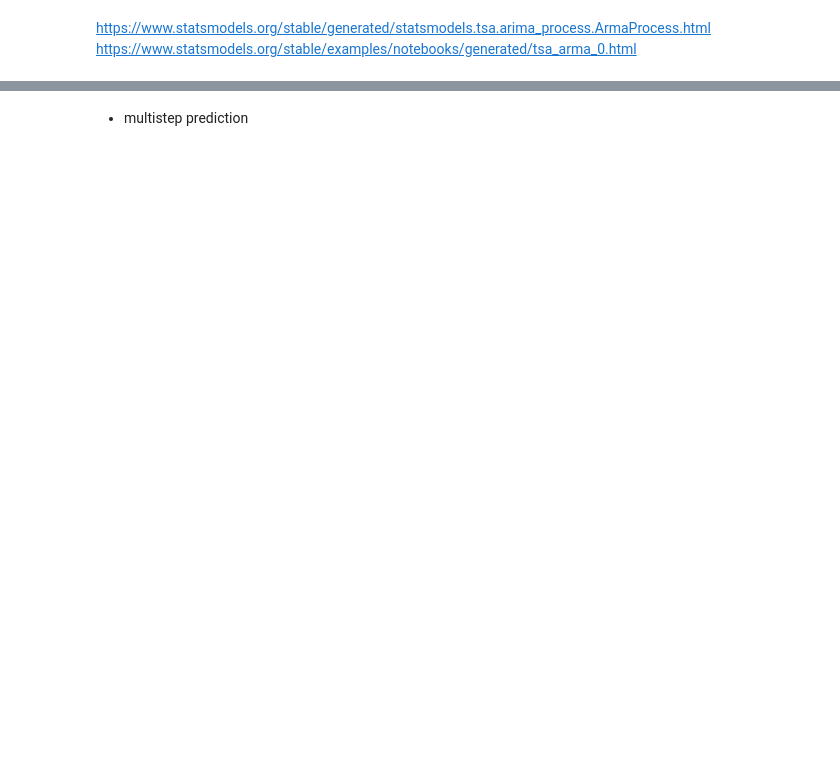
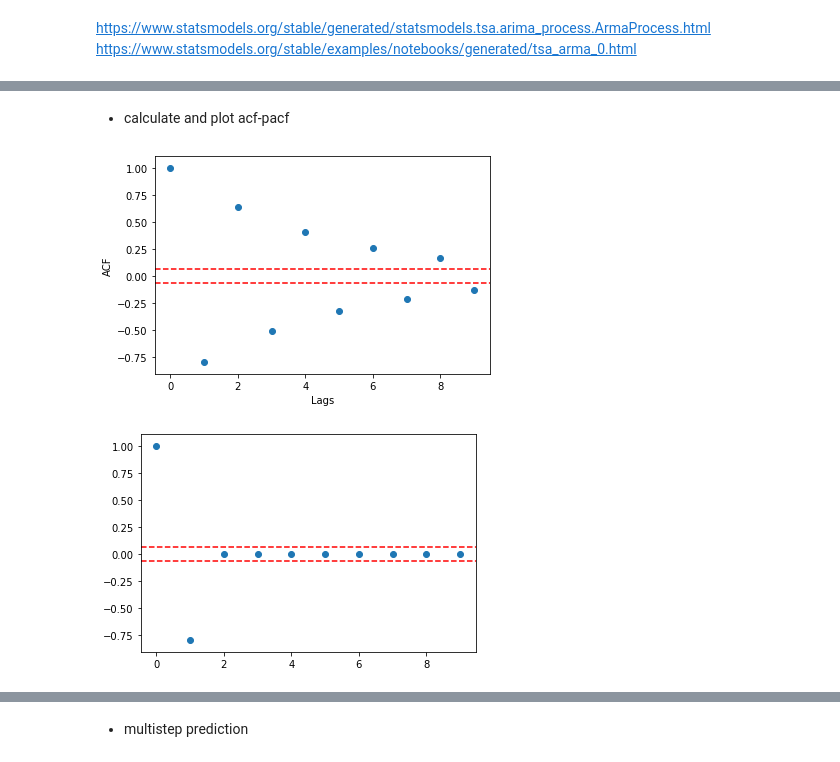
Before and after one commit to mpompin/TimeSeriesLab, a Jupyter notebook: TimeSeriesLab.ipynb, the cells around one changed output, grey strips where cells are left out. Drawn from its saved outputs; the diff is of its cells as text; code cells hidden in the pictures; blank space fills up the shorter version.

```diff
--- a/TimeSeriesLab.ipynb
+++ b/TimeSeriesLab.ipynb
@@ -89,0 +174,21 @@ plt.plot(xM)
+# %% [markdown]
+- calculate and plot acf-pacf
+# %%
+acf_ = arma_process.acf()
+pacf_ = arma_process.pacf()
+plt.figure();
+nlags = 10
+plt.scatter(np.arange(nlags), acf_[:nlags], marker='o');
+plt.xlabel('Lags');
+plt.ylabel('ACF');
+alpha=0.05
+signif_levels = 1.96 / np.sqrt(xM.shape[0])
+plt.axhline(signif_levels, color='red', linestyle='--');
+plt.axhline(-signif_levels, color='red', linestyle='--');
+plt.figure();
+plt.scatter(np.arange(nlags), pacf_[:nlags], marker='o');
+plt.axhline(signif_levels, color='red', linestyle='--');
+plt.axhline(-signif_levels, color='red', linestyle='--');
+# %% [output]
+[figure, added]
+[figure, added]
```
Also changed, not shown: parts of 40 cells of this notebook.
